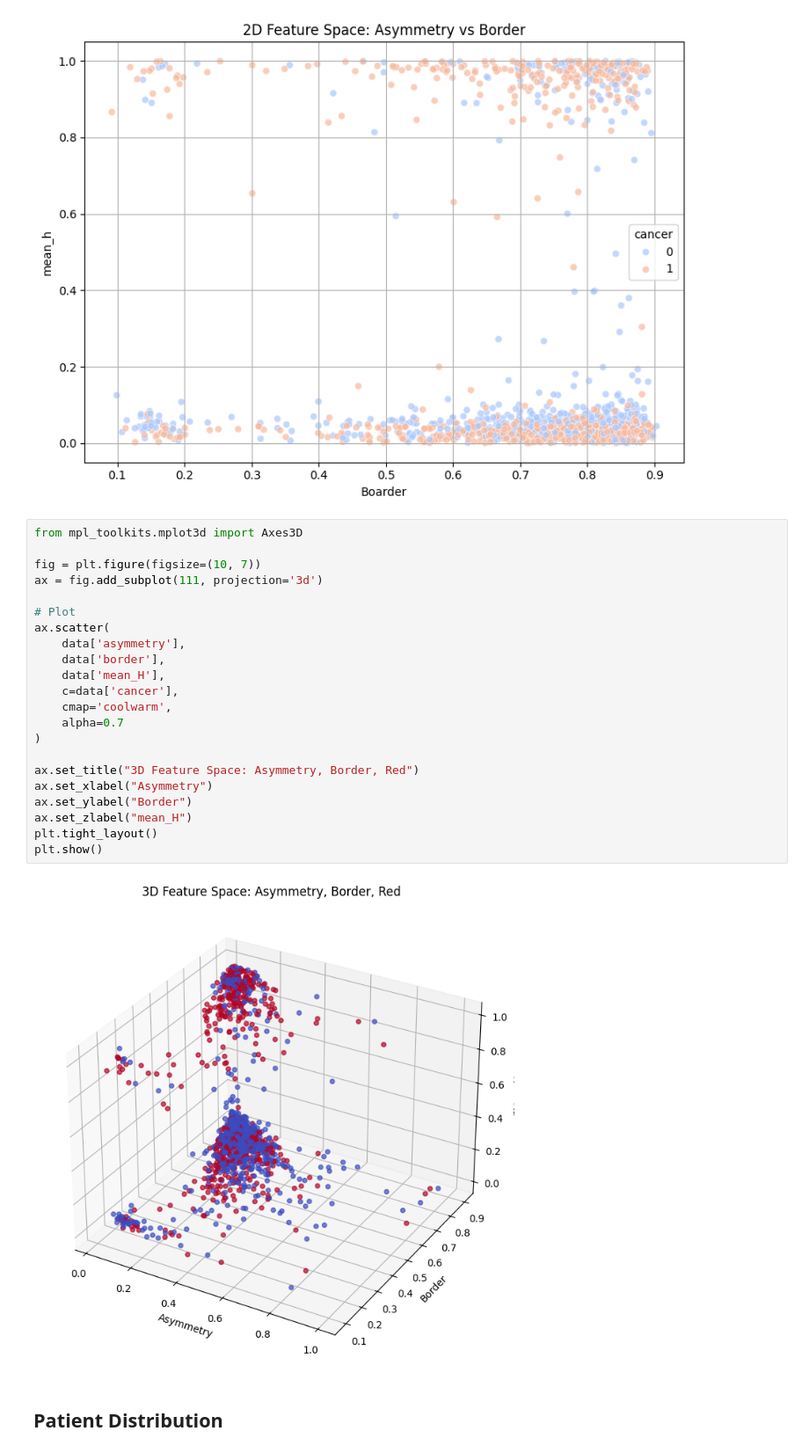
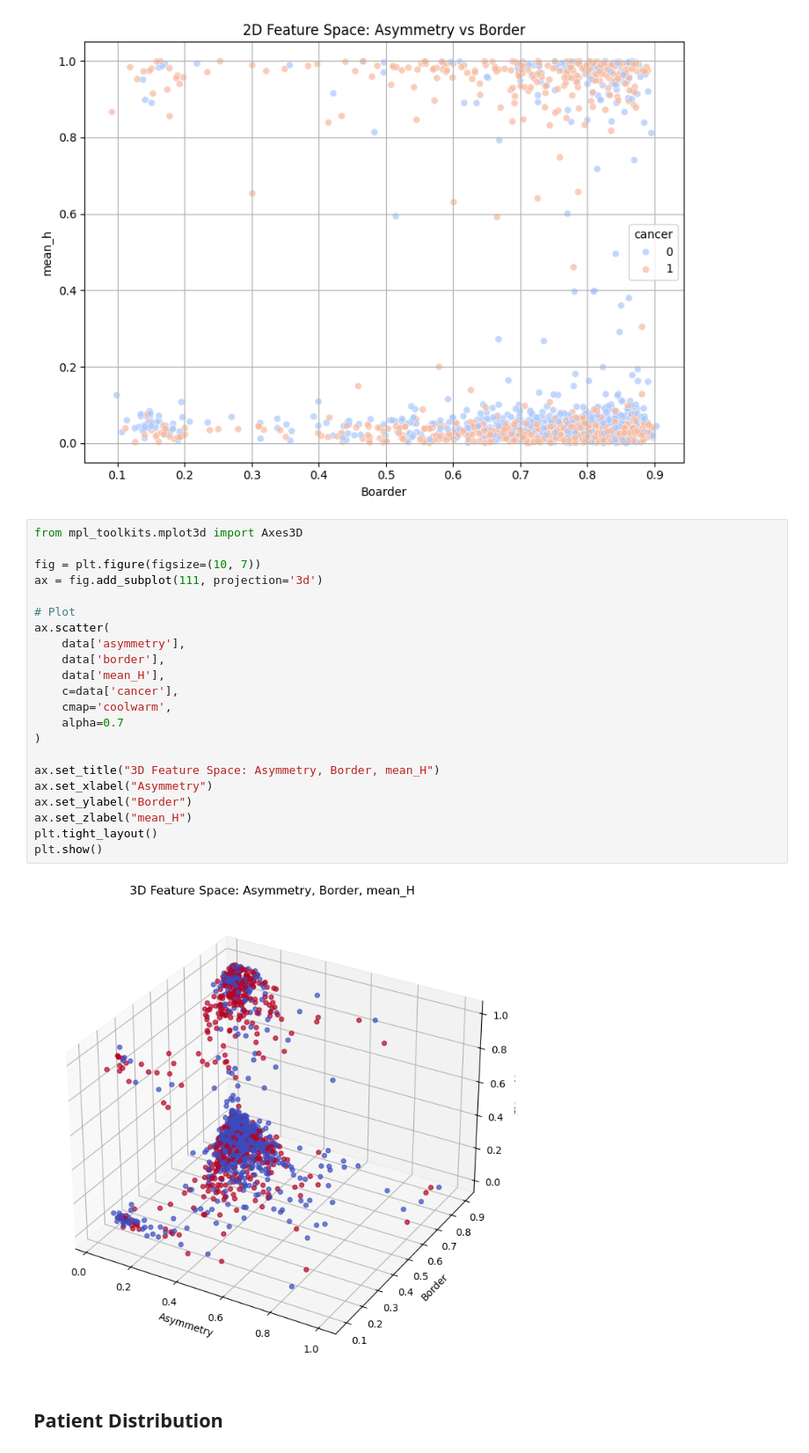
Before and after one commit to chamiyeah/2025-FYP-groupPenguins, a Jupyter notebook: baseline.ipynb, the cells around one changed output. Shown at 88% size. Cells and saved outputs as stored; diff of their text form.

```diff
--- a/baseline.ipynb
+++ b/baseline.ipynb
@@ -158,27 +188,27 @@ plt.show()
 # %%
 from mpl_toolkits.mplot3d import Axes3D
 
 fig = plt.figure(figsize=(10, 7))
 ax = fig.add_subplot(111, projection='3d')
 
 # Plot
 ax.scatter(
     data['asymmetry'],
     data['border'],
     data['mean_H'],
     c=data['cancer'],
     cmap='coolwarm',
     alpha=0.7
 )
 
-ax.set_title("3D Feature Space: Asymmetry, Border, Red")
+ax.set_title("3D Feature Space: Asymmetry, Border, mean_H")
 ax.set_xlabel("Asymmetry")
 ax.set_ylabel("Border")
 ax.set_zlabel("mean_H")
 plt.tight_layout()
 plt.show()
 # %% [output]
-[figure, old version]
+[figure, new version]
 # %% [markdown]
 ## Patient Distribution
 # %%
```
Also changed, not shown: parts of 8 cells of this notebook.
